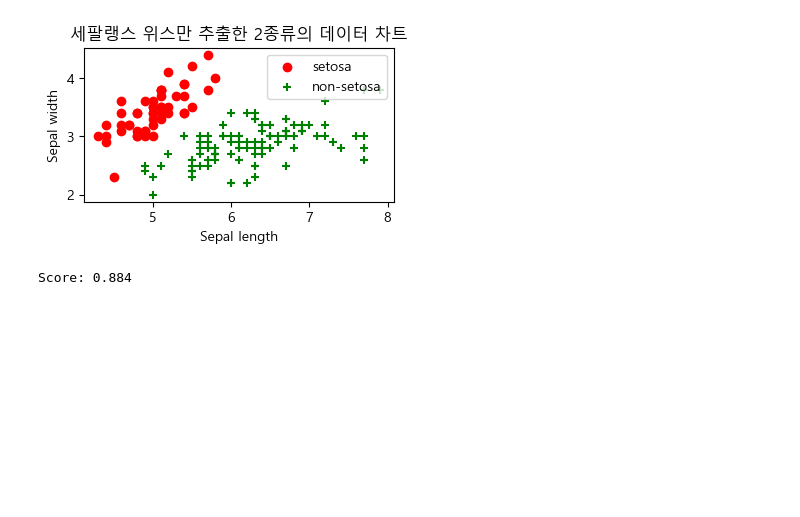
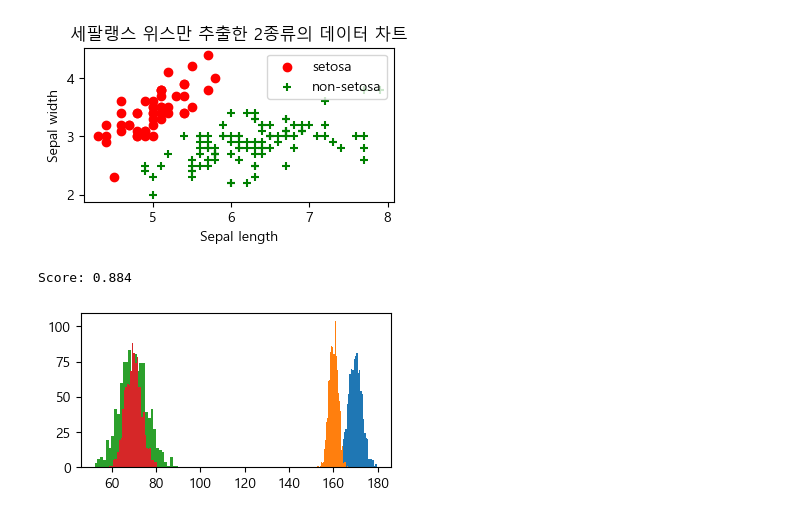
Before and after one commit to hanjaek/Data_Analysis, a Jupyter notebook: M2/5_선형회귀.ipynb, the cells around one changed output. Drawn from its saved outputs; the diff is of its cells as text; code cells hidden in the pictures; blank space fills up the shorter version.

```diff
--- a/M2/5_선형회귀.ipynb
+++ b/M2/5_선형회귀.ipynb
@@ -420,3 +420,21 @@ b=linr.intercept_
 print("Score: {:.3f}".format(linr.score(X_test, y_test)))
 # %% [output]
 Score: 0.884
+# %%
+## 성별에 따른 몸무게 예측
+# 1) 데이터 수집
+n_samples = 1000
+x1 = 3*np.random.randn(n_samples) + 170 # 남자
+x2 = 2*np.random.randn(n_samples) + 160 # 여자
+y1 = 2*x1 - 270 + 2*np.random.randn(n_samples) # 평균 70키로
+y2 = 1*x1 - 100 + 2*np.random.randn(n_samples) # 평균 60키로
+
+plt.figure(figsize=(4,2))
+plt.hist(x1, bins=30)
+plt.hist(x2, bins=30)
+plt.hist(y1, bins=30)
+plt.hist(y2, bins=30)
+
+plt.show()
+# %% [output]
+[figure, added]
```
Also changed, not shown: parts of 10 cells of this notebook, 2 other files.
